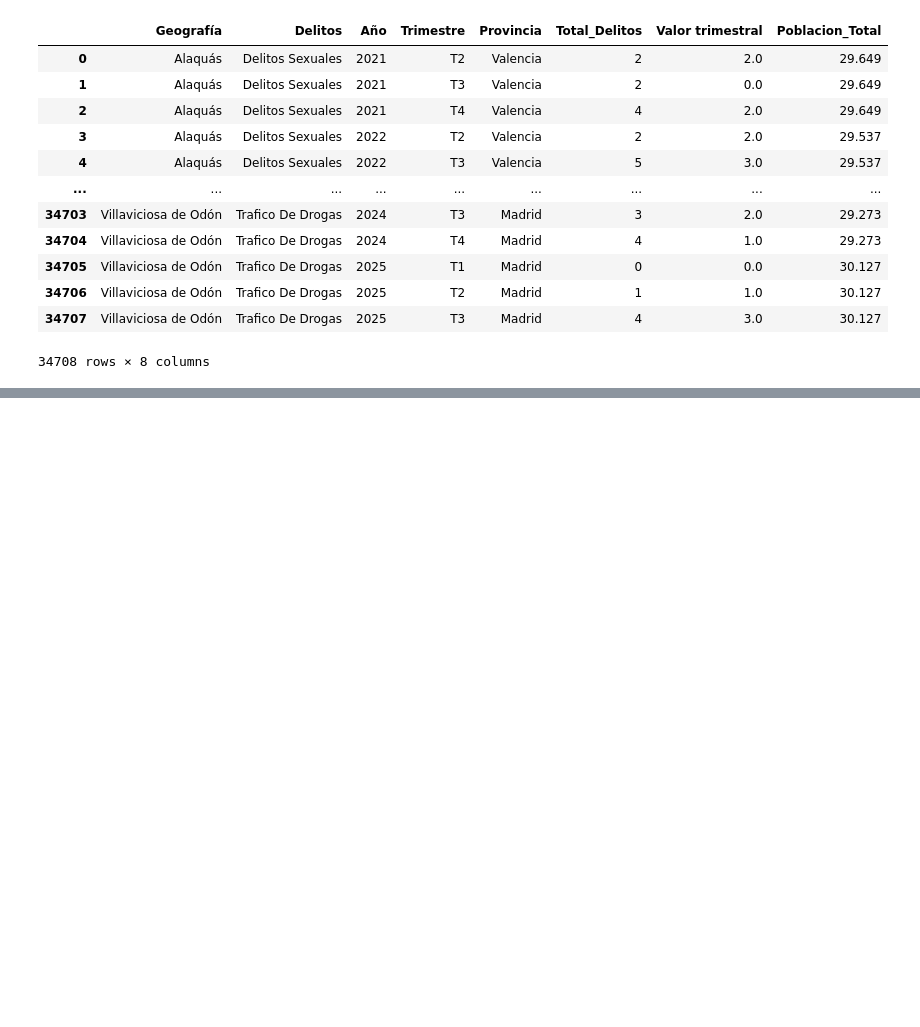
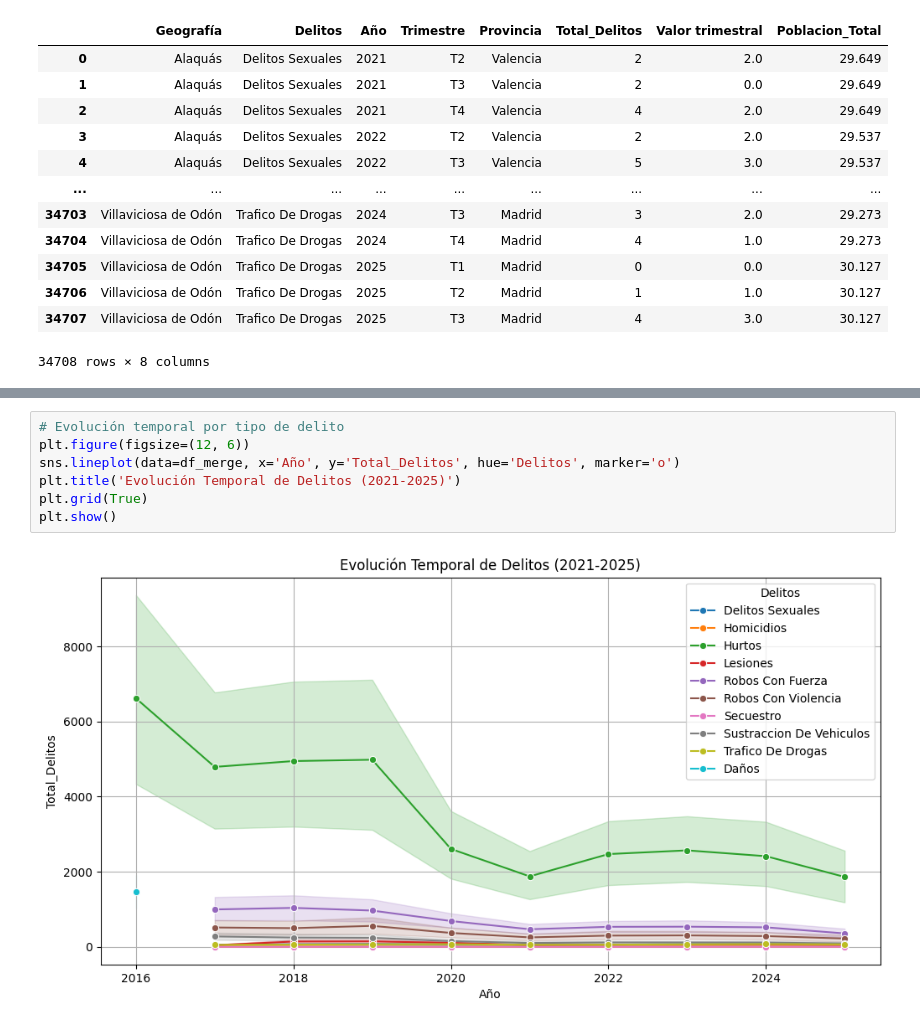
Before and after one commit to 4GeeksAcademy/sp-ml-20-final-project-g4, a Jupyter notebook: src/security_score_elreno23 copy.ipynb, the cells around one changed output, grey strips where cells are left out. Drawn from its saved outputs; the diff is of its cells as text; blank space fills up the shorter version.

```diff
--- a/src/security_score_elreno23 copy.ipynb
+++ b/src/security_score_elreno23 copy.ipynb
@@ -982,0 +1012,9 @@ df_merge
+# %%
+# Evolución temporal por tipo de delito
+plt.figure(figsize=(12, 6))
+sns.lineplot(data=df_merge, x='Año', y='Total_Delitos', hue='Delitos', marker='o')
+plt.title('Evolución Temporal de Delitos (2021-2025)')
+plt.grid(True)
+plt.show()
+# %% [output]
+[figure, added]
```
Also changed, not shown: parts of 5 cells of this notebook.
